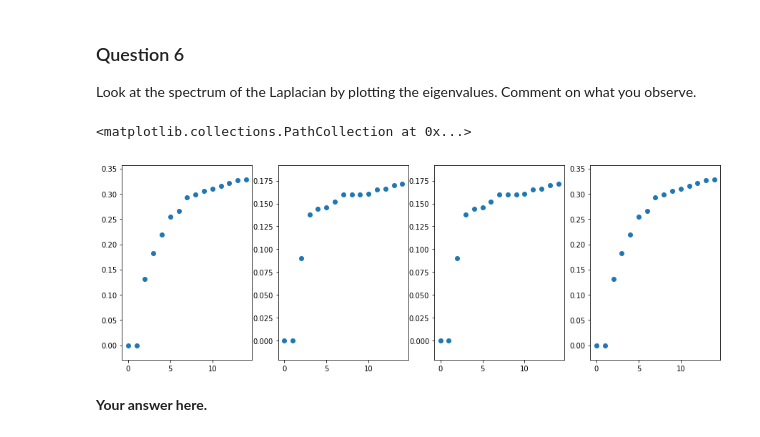
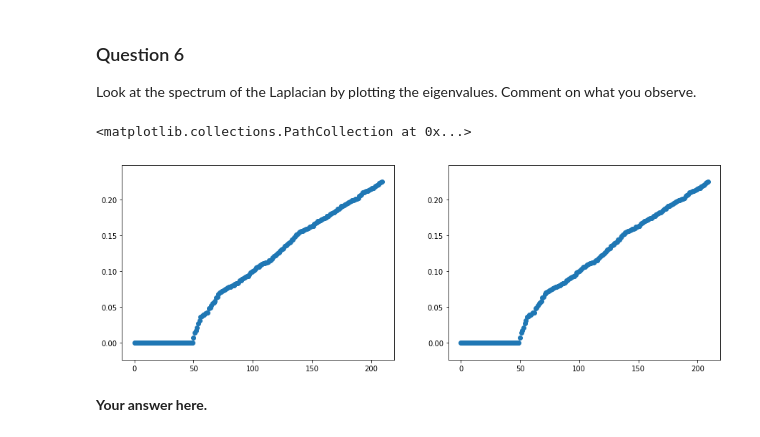
Before and after one commit to vndk36/Project_ntds2018, a Jupyter notebook: Milestone_3/3_spectral_graph_theory_lady_grey.ipynb, the cells around one changed output. Drawn from its saved outputs; the diff is of its cells as text; code cells hidden in the pictures.

```diff
--- a/Milestone_3/3_spectral_graph_theory_lady_grey.ipynb
+++ b/Milestone_3/3_spectral_graph_theory_lady_grey.ipynb
@@ -129,0 +75,9 @@ print(features.movie_id.size)
+# %%
+adjacency = np.load("../Milestone_1/adj_act.npy")
+
+n_nodes =   len(adjacency)
+print(n_nodes,'nodes')
+
+adjacency[adjacency<=0.08] = 0
+
+#adjacency=np.where(adjacency!=0,1.,0.)
@@ -129,0 +86,17 @@ print(features.movie_id.size)
+# %%
+# We see from the adjacency matrix that there are some movies that don't have any connections to any other movies,
+# these nodes don't present any interest to us so we remove them from both the dataframe and the adjacency matrix
+deg=np.sum(adjacency,0)
+deg_bin=np.argwhere(deg==0).flatten()
+
+adjacency_red = np.delete(adjacency,deg_bin,0)
+adjacency_red = np.delete(adjacency_red,deg_bin,1)
+
+fits_red=features.drop(deg_bin)
+fits_red=fits_red.reset_index(drop=True)
+
+# We need to update n_nodes since we have dropped some movies
+n_nodes=len(adjacency_red)
+n_nodes
+adjacency=adjacency_red
+len(adjacency)
@@ -275,34 +236,24 @@ Look at the spectrum of the Laplacian by plotting the eigenvalues.
 Comment on what you observe.
 # %%
 eig_min=0
-eig_max=15
+eig_max=210
 x = range(eig_min,eig_max,1)
 
 plt.figure(figsize=(15,5))
 
 
-plt.subplot(141)
+plt.subplot(121)
 #plt.plot(vals)
 plt.scatter(x,vals_norm[eig_min:eig_max])
 #plt.scatter(vals[:exe],list(np.ones((exe,1))))
 
-plt.subplot(142)
-#plt.plot(lam)
-plt.scatter(x,lam[eig_min:eig_max])
-#plt.scatter(lam[:exe],list(np.ones((exe,1))))
-
-plt.subplot(143)
-#plt.plot(lam_np)
-plt.scatter(x,vals_un[eig_min:eig_max])
-#plt.scatter(lam_np[:exe],list(np.ones((exe,1))))
-
-plt.subplot(144)
+plt.subplot(122)
 #plt.plot(eigenvalues)
 plt.scatter(x,eigenvalues[eig_min:eig_max])
 #plt.scatter(eigenvalues[:exe],list(np.ones((exe,1))))
 # %% [output]
 <matplotlib.collections.PathCollection at 0x...>
-[figure, old version]
+[figure, new version]
 # %% [markdown]
 **Your answer here.**
 # %% [markdown]
```
Also changed, not shown: parts of 24 cells of this notebook, 2 other files.
